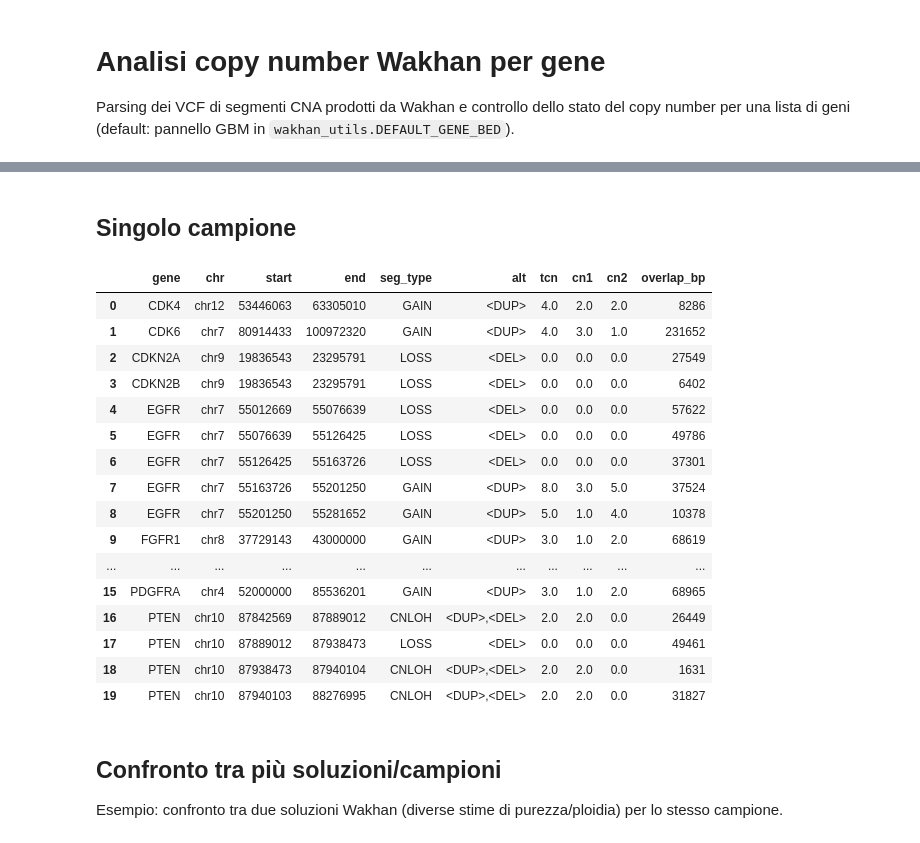
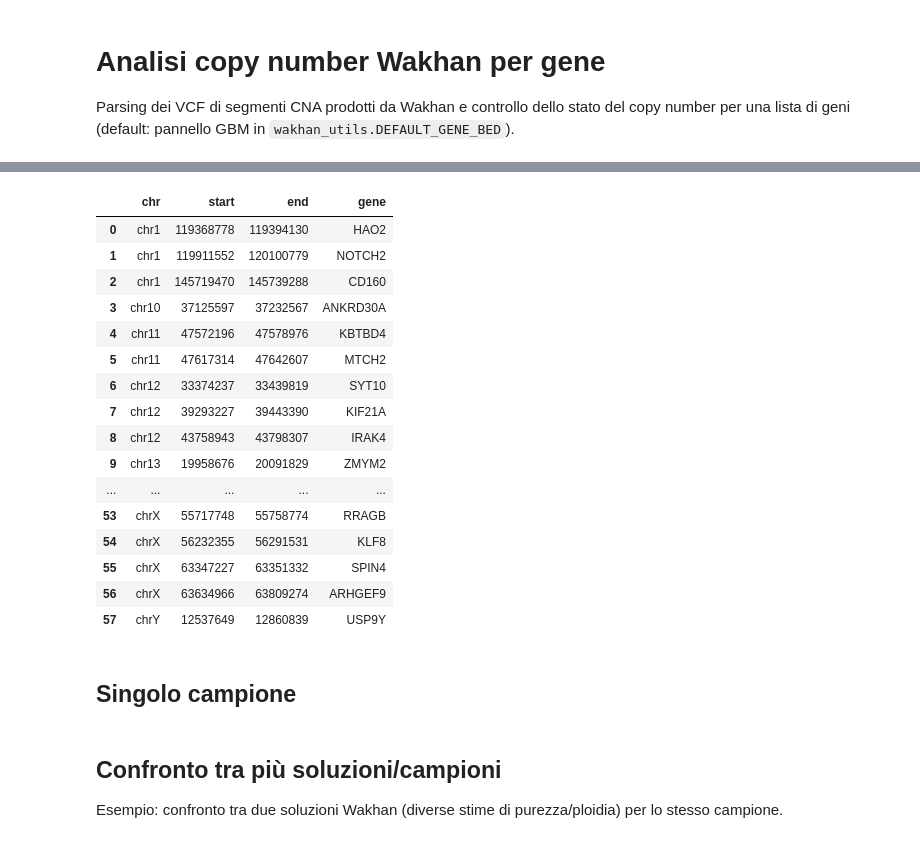
Before and after one commit to TommasoDucci/ONT-analysis, a Jupyter notebook: wakhan_utils/analyze_wakhan_cna.ipynb, the cells around one changed output, grey strips where cells are left out. Drawn from its saved outputs; the diff is of its cells as text; code cells hidden in the pictures.

```diff
--- a/wakhan_utils/analyze_wakhan_cna.ipynb
+++ b/wakhan_utils/analyze_wakhan_cna.ipynb
@@ -13,3 +19,27 @@ from wakhan_utils import (
+# %%
+gene_bed = DEFAULT_GENE_BED  # cambia qui il path per usare un BED custom (chr, start, end, gene)
+
+gene_bed = "/CTGlab/db/biorad_centromeric_copy-number-reference_assays_2026.genecode.v48.bed"
+
+load_gene_regions(gene_bed)
+# %% [output]
+|  | chr | start | end | gene |
+| 0 | chr1 | 119368778 | 119394130 | HAO2 |
+| 1 | chr1 | 119911552 | 120100779 | NOTCH2 |
+| 2 | chr1 | 145719470 | 145739288 | CD160 |
+| 3 | chr10 | 37125597 | 37232567 | ANKRD30A |
+| 4 | chr11 | 47572196 | 47578976 | KBTBD4 |
+| 5 | chr11 | 47617314 | 47642607 | MTCH2 |
+| 6 | chr12 | 33374237 | 33439819 | SYT10 |
+| 7 | chr12 | 39293227 | 39443390 | KIF21A |
+| 8 | chr12 | 43758943 | 43798307 | IRAK4 |
+| 9 | chr13 | 19958676 | 20091829 | ZMYM2 |
+| ... | ... | ... | ... | ... |
+| 53 | chrX | 55717748 | 55758774 | RRAGB |
+| 54 | chrX | 56232355 | 56291531 | KLF8 |
+| 55 | chrX | 63347227 | 63351332 | SPIN4 |
+| 56 | chrX | 63634966 | 63809274 | ARHGEF9 |
+| 57 | chrY | 12537649 | 12860839 | USP9Y |
 # %% [markdown]
 ## Singolo campione
 # %%
@@ -18,26 +48,8 @@ vcf_path = (
     "solution_1/vcf_output/Sample_3.44_0.87_0.91_wakhan_cna_integers.vcf"
 )
 
-ann = annotate_genes_cn(vcf_path)
-ann[["gene", "chr", "start", "end", "seg_type", "alt", "tcn", "cn1", "cn2", "overlap_bp"]]
+ann = annotate_genes_cn(vcf_path, gene_bed=gene_bed, output_path="single_sample_cna.tsv")
+ann[["gene", "chr", "start", "end", "seg_type", "cna", "alt", "tcn", "cn1", "cn2", "overlap_bp"]]
-# %% [output]
-|  | gene | chr | start | end | seg_type | alt | tcn | cn1 | cn2 | overlap_bp |
-| 0 | CDK4 | chr12 | 53446063 | 63305010 | GAIN | <DUP> | 4.0 | 2.0 | 2.0 | 8286 |
-| 1 | CDK6 | chr7 | 80914433 | 100972320 | GAIN | <DUP> | 4.0 | 3.0 | 1.0 | 231652 |
-| 2 | CDKN2A | chr9 | 19836543 | 23295791 | LOSS | <DEL> | 0.0 | 0.0 | 0.0 | 27549 |
-| 3 | CDKN2B | chr9 | 19836543 | 23295791 | LOSS | <DEL> | 0.0 | 0.0 | 0.0 | 6402 |
-| 4 | EGFR | chr7 | 55012669 | 55076639 | LOSS | <DEL> | 0.0 | 0.0 | 0.0 | 57622 |
-| 5 | EGFR | chr7 | 55076639 | 55126425 | LOSS | <DEL> | 0.0 | 0.0 | 0.0 | 49786 |
-| 6 | EGFR | chr7 | 55126425 | 55163726 | LOSS | <DEL> | 0.0 | 0.0 | 0.0 | 37301 |
-| 7 | EGFR | chr7 | 55163726 | 55201250 | GAIN | <DUP> | 8.0 | 3.0 | 5.0 | 37524 |
-| 8 | EGFR | chr7 | 55201250 | 55281652 | GAIN | <DUP> | 5.0 | 1.0 | 4.0 | 10378 |
-| 9 | FGFR1 | chr8 | 37729143 | 43000000 | GAIN | <DUP> | 3.0 | 1.0 | 2.0 | 68619 |
-| ... | ... | ... | ... | ... | ... | ... | ... | ... | ... | ... |
-| 15 | PDGFRA | chr4 | 52000000 | 85536201 | GAIN | <DUP> | 3.0 | 1.0 | 2.0 | 68965 |
-| 16 | PTEN | chr10 | 87842569 | 87889012 | CNLOH | <DUP>,<DEL> | 2.0 | 2.0 | 0.0 | 26449 |
-| 17 | PTEN | chr10 | 87889012 | 87938473 | LOSS | <DEL> | 0.0 | 0.0 | 0.0 | 49461 |
-| 18 | PTEN | chr10 | 87938473 | 87940104 | CNLOH | <DUP>,<DEL> | 2.0 | 2.0 | 0.0 | 1631 |
-| 19 | PTEN | chr10 | 87940103 | 88276995 | CNLOH | <DUP>,<DEL> | 2.0 | 2.0 | 0.0 | 31827 |
 # %% [markdown]
 ## Confronto tra più soluzioni/campioni
 
```
Also changed, not shown: parts of 6 cells of this notebook, 2 other files.
